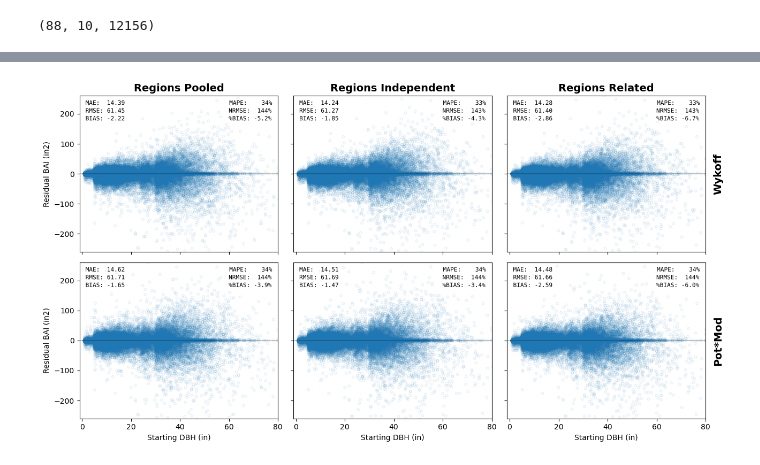
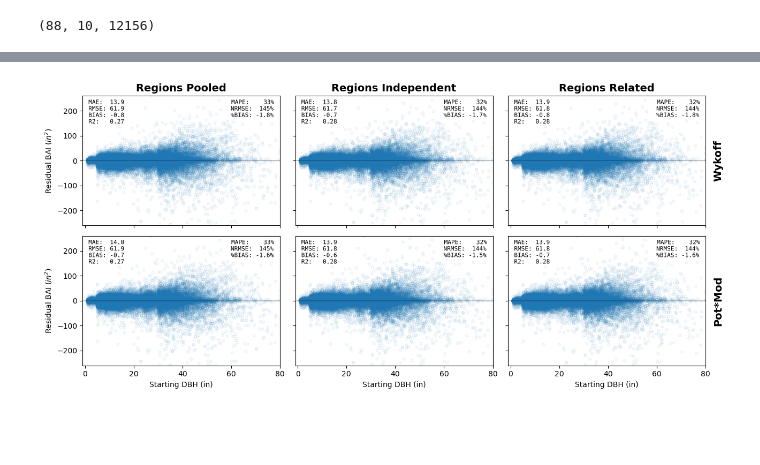
Before and after one commit to d-diaz/refit_fvs, a Jupyter notebook: notebooks/Estimating Basal Area Increment with Stochastic Variational Inference.ipynb, the cells around one changed output, grey strips where cells are left out. Saved outputs shown, nothing was run; the diff lists cells and outputs as text; code cells hidden in the pictures; blank space fills up the shorter version.

```diff
--- a/notebooks/Estimating Basal Area Increment with Stochastic Variational Inference.ipynb
+++ b/notebooks/Estimating Basal Area Increment with Stochastic Variational Inference.ipynb
@@ -327,15 +314,17 @@ fig, axs = plt.subplots(2,3, sharex=True, sharey=True, figsize=(9,6))
 for i in range(2):
     for j in range(3):
         axs[i,j].scatter(sorted_data['BAI_OBS'].values, pred_grid[i][j]['bai_pred'].mean(axis=0), facecolor='none', edgecolor='tab:blue', s=10.0, alpha=0.02)
-        mae, rmse, bias = pred_grid[i][j]['mae'].mean(axis=0), pred_grid[i][j]['rmse'].mean(axis=0), pred_grid[i][j]['bias'].mean(axis=0)
+        r2, bias = pred_grid[i][j]['bai_r2'].mean(axis=0), pred_grid[i][j]['bai_bias'].mean(axis=0)
+        mae, rmse = pred_grid[i][j]['bai_mae'].mean(axis=0), pred_grid[i][j]['bai_rmse'].mean(axis=0)
         mape, nrmse, pct_bias = mae/data['BAI_OBS'].mean(), rmse/data['BAI_OBS'].mean(), bias/data['BAI_OBS'].mean()
         font_params = dict(fontsize=8, font='monospace', va='top', path_effects=[pe.withStroke(linewidth=4, foreground='white')])
-        axs[i,j].text(0.03, 0.97, f'MAE:  {mae:.2f}', transform=axs[i,j].transAxes, ha='left', **font_params)
+        axs[i,j].text(0.03, 0.97, f'MAE:  {mae:.1f}', transform=axs[i,j].transAxes, ha='left', **font_params)
         axs[i,j].text(0.973, 0.97, f'MAPE:    {mape:.0%}', transform=axs[i,j].transAxes, ha='right', **font_params)
-        axs[i,j].text(0.03, 0.91, f'RMSE: {rmse:.2f}', transform=axs[i,j].transAxes, ha='left', **font_params)
+        axs[i,j].text(0.03, 0.91, f'RMSE: {rmse:.1f}', transform=axs[i,j].transAxes, ha='left', **font_params)
         axs[i,j].text(0.97, 0.91, f'NRMSE:  {nrmse:.0%}', transform=axs[i,j].transAxes, ha='right', **font_params)
-        axs[i,j].text(0.03, 0.85, f'BIAS: {bias:.2f}', transform=axs[i,j].transAxes, ha='left', **font_params)
+        axs[i,j].text(0.03, 0.85, f'BIAS: {bias:.1f}', transform=axs[i,j].transAxes, ha='left', **font_params)
         axs[i,j].text(0.97, 0.85, f'%BIAS: {pct_bias:.1%}', transform=axs[i,j].transAxes, ha='right', **font_params)
+        axs[i,j].text(0.03, 0.79, f'R2: {r2:.2f}', transform=axs[i,j].transAxes, ha='left', **font_params)
 
 for ax in axs.ravel():
     ax.plot([-30,310], [-30,310], color='black', lw=0.3)
@@ -345,17 +334,18 @@ for ax in axs.ravel():
         aspect='equal',
     )
 for ax in axs[-1,:]:
-    ax.set(xlabel='Observed BAI (in2)')
+    ax.set(xlabel='Observed BAI ($in^{2}$)')
 for ax in axs[:,0]:
-    ax.set(ylabel='Predicted BAI (in2)')
-axs[0,-1].set_ylabel('Wykoff', rotation=90, labelpad=10, fontsize=14, fontweight='bold')
-axs[1,-1].set_ylabel('Pot*Mod', rotation=90, labelpad=10, fontsize=14, fontweight='bold')
+    ax.set(ylabel='Predicted BAI ($in^{2}$)')
+axs[0,-1].set_ylabel('Wykoff', rotation=90, labelpad=10, fontsize=12, fontweight='bold')
+axs[1,-1].set_ylabel('Pot*Mod', rotation=90, labelpad=10, fontsize=12, fontweight='bold')
 for ax in axs[:,-1]:
     ax.yaxis.set_label_position("right")
 
-axs[0,0].set_title('Regions Pooled', fontsize=14, fontweight='bold')
-axs[0,1].set_title('Regions Independent', fontsize=14, fontweight='bold')
-axs[0,2].set_title('Regions Related', fontsize=14, fontweight='bold')
+axs[0,0].set_title('Regions Pooled', fontsize=12, fontweight='bold')
+axs[0,1].set_title('Regions Independent', fontsize=12, fontweight='bold')
+axs[0,2].set_title('Regions Related', fontsize=12, fontweight='bold')
 plt.tight_layout()
+plt.savefig('../reports/figures/BAIFit_PredictedvsObserved-BAI.png', dpi=300, bbox_inches='tight')
 plt.show()
 # %% [output]
@@ -363,35 +394,38 @@ plt.show()
 # %%
-fig, axs = plt.subplots(2,3, figsize=(13,7), sharex=True, sharey=True)
+fig, axs = plt.subplots(2,3, figsize=(13,6), sharex=True, sharey=True)
 for i in range(2):
     for j in range(3):
-        axs[i,j].scatter(sorted_data['DBH'],  pred_grid[i][j]['resid'].mean(axis=0), s=10.0, facecolor='none', edgecolor='tab:blue', alpha=0.10)
-        mae, rmse, bias = pred_grid[i][j]['mae'].mean(axis=0), pred_grid[i][j]['rmse'].mean(axis=0), pred_grid[i][j]['bias'].mean(axis=0)
+        axs[i,j].scatter(sorted_data['DBH'],  pred_grid[i][j]['bai_resid'].mean(axis=0), s=10.0, facecolor='none', edgecolor='tab:blue', alpha=0.10)
+        r2, bias = pred_grid[i][j]['bai_r2'].mean(axis=0), pred_grid[i][j]['bai_bias'].mean(axis=0)
+        mae, rmse = pred_grid[i][j]['bai_mae'].mean(axis=0), pred_grid[i][j]['bai_rmse'].mean(axis=0)
         mape, nrmse, pct_bias = mae/data['BAI_OBS'].mean(), rmse/data['BAI_OBS'].mean(), bias/data['BAI_OBS'].mean()
         font_params = dict(fontsize=8, font='monospace', va='top', path_effects=[pe.withStroke(linewidth=4, foreground='white')])
-        axs[i,j].text(0.03, 0.97, f'MAE:  {mae:.2f}', transform=axs[i,j].transAxes, ha='left', **font_params)
+        axs[i,j].text(0.03, 0.97, f'MAE:  {mae:.1f}', transform=axs[i,j].transAxes, ha='left', **font_params)
         axs[i,j].text(0.973, 0.97, f'MAPE:    {mape:.0%}', transform=axs[i,j].transAxes, ha='right', **font_params)
-        axs[i,j].text(0.03, 0.92, f'RMSE: {rmse:.2f}', transform=axs[i,j].transAxes, ha='left', **font_params)
+        axs[i,j].text(0.03, 0.92, f'RMSE: {rmse:.1f}', transform=axs[i,j].transAxes, ha='left', **font_params)
         axs[i,j].text(0.97, 0.92, f'NRMSE:  {nrmse:.0%}', transform=axs[i,j].transAxes, ha='right', **font_params)
-        axs[i,j].text(0.03, 0.87, f'BIAS: {bias:.2f}', transform=axs[i,j].transAxes, ha='left', **font_params)
-        axs[i,j].text(0.97, 0.87, f'%BIAS: {pct_bias:.1%}', transform=axs[i,j].transAxes, ha='right', **font_params)
+        axs[i,j].text(0.03, 0.87, f'BIAS: {bias:+.1f}', transform=axs[i,j].transAxes, ha='left', **font_params)
+        axs[i,j].text(0.97, 0.87, f'%BIAS: {pct_bias:+.1%}', transform=axs[i,j].transAxes, ha='right', **font_params)
+        axs[i,j].text(0.03, 0.82, f'R2:   {r2:.2f}', transform=axs[i,j].transAxes, ha='left', **font_params)
 
 for ax in axs.ravel():
     ax.set(xlim=(-1,80), ylim=(-260,260))
     ax.axhline(0, lw=0.3, color='black')
 
 axs[0,0].set_title('Regions Pooled', fontsize=14, fontweight='bold')
 axs[0,1].set_title('Regions Independent', fontsize=14, fontweight='bold')
 axs[0,2].set_title('Regions Related', fontsize=14, fontweight='bold')
 
 for ax in axs[:,0]:
-    ax.set(ylabel='Residual BAI (in2)')
+    ax.set(ylabel='Residual BAI ($in^{2}$)')
 axs[0,-1].set_ylabel('Wykoff', rotation=90, labelpad=10, fontsize=14, fontweight='bold')
 axs[1,-1].set_ylabel('Pot*Mod', rotation=90, labelpad=10, fontsize=14, fontweight='bold')
 for ax in axs[:,-1]:
     ax.yaxis.set_label_position("right")
 for ax in axs[-1,:]:
     ax.set(xlabel='Starting DBH (in)')
 plt.tight_layout()
+plt.savefig('../reports/figures/BAIFit_ResidualsvsDBH-BAI.png', dpi=300, bbox_inches='tight')
 plt.show()
 # %% [output]
-[figure, old version]
+[figure, new version]
```
Also changed, not shown: parts of 16 cells of this notebook, 14 other files.
